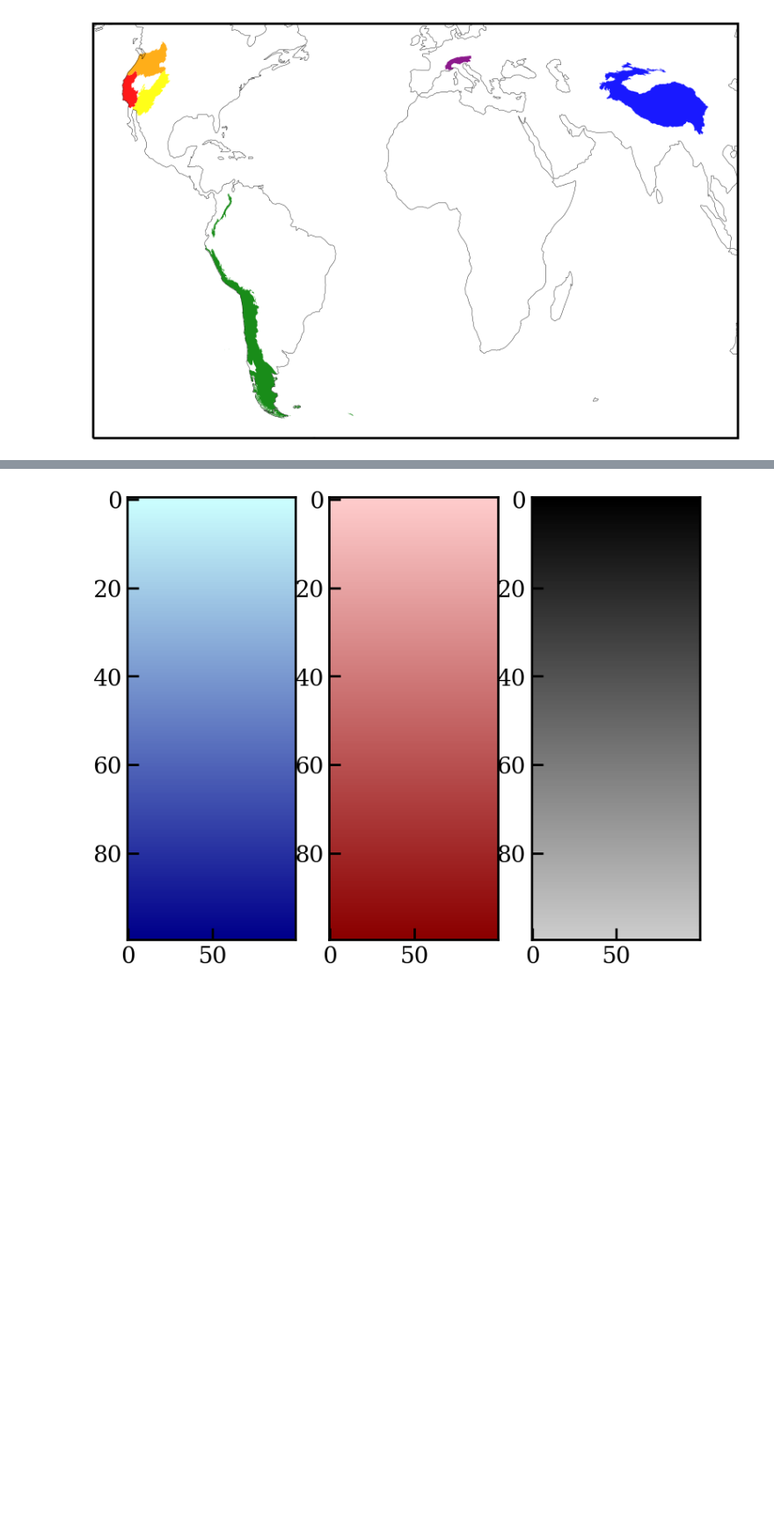
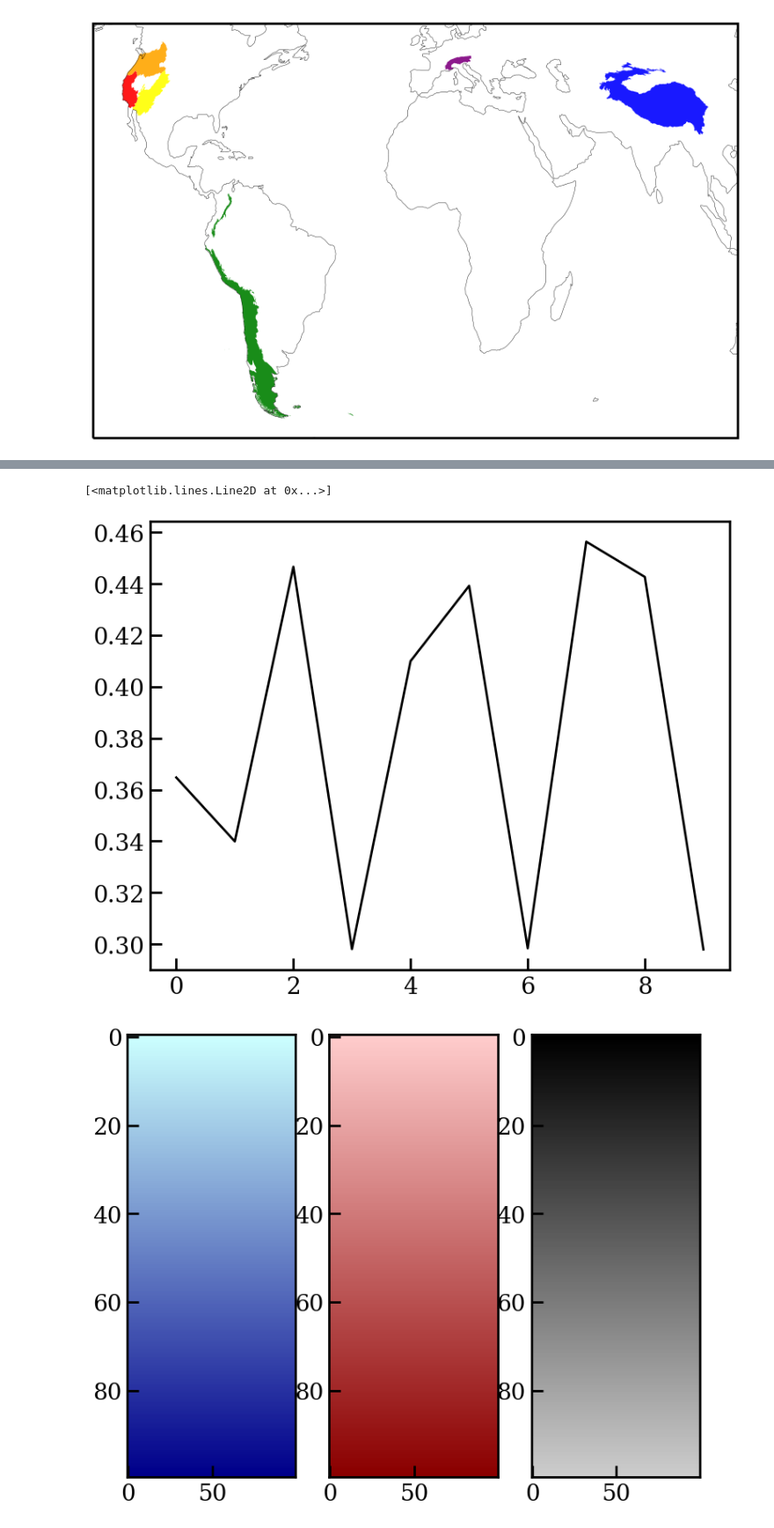
Before and after one commit to mariannecowherd/snow_drought, a Jupyter notebook: nbs/02-dist.ipynb, the cells around one changed output, grey strips where cells are left out. Shown at 88% size. Cells and saved outputs as stored; diff of their text form; code cells hidden in the pictures; blank space fills up the shorter version.

```diff
--- a/nbs/02-dist.ipynb
+++ b/nbs/02-dist.ipynb
@@ -136,3 +287,8 @@ np.save(savepath + 'landicemask',landicemask)
+# %%
+plt.plot(data[0])
+# %% [output]
+[<matplotlib.lines.Line2D at 0x...>]
+[figure, added]
 # %%
 s245arr = np.zeros((9,249,160,320))
 s585arr = np.zeros((9,249,160,320))
```
Also changed, not shown: parts of 9 cells of this notebook, 2 other files.
